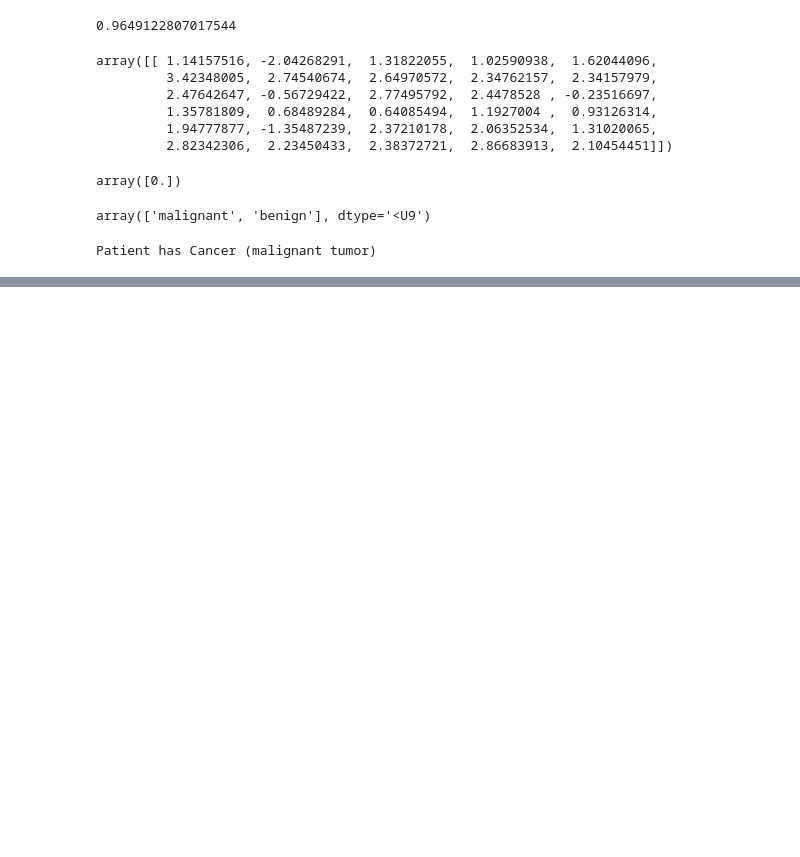
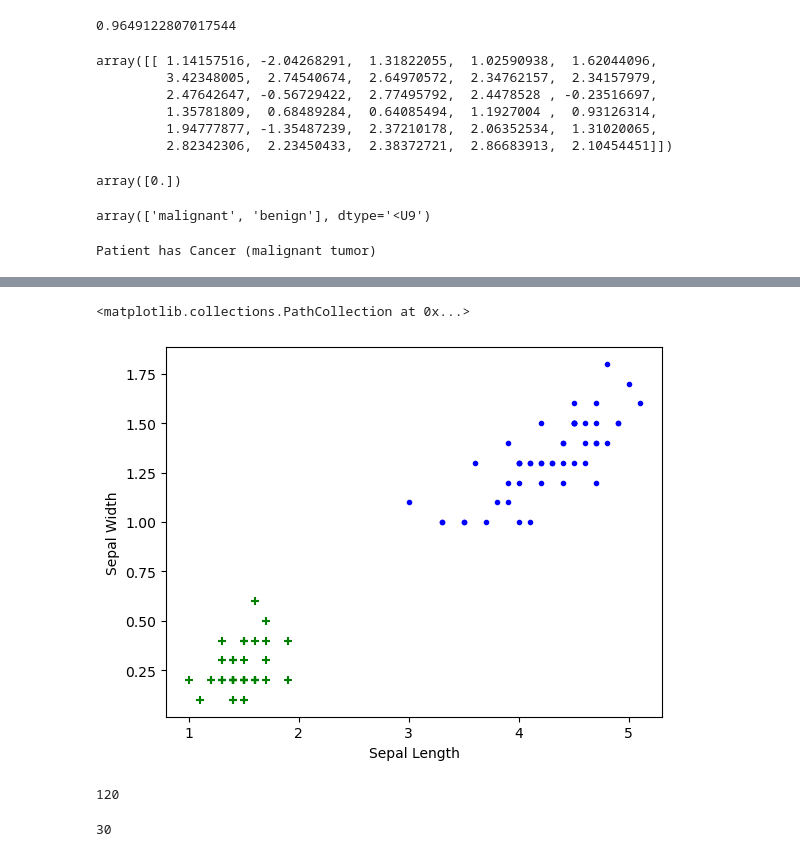
Before and after one commit to qavvii/ML-Algorithm-, a Jupyter notebook: Support Vector Machine-support vector classification.ipynb, the cells around one changed output, grey strips where cells are left out. Saved outputs shown, nothing was run; the diff lists cells and outputs as text; code cells hidden in the pictures; blank space fills up the shorter version.

```diff
--- a/Support Vector Machine-support vector classification.ipynb
+++ b/Support Vector Machine-support vector classification.ipynb
@@ -219,0 +323,8 @@ Patient has Cancer (malignant tumor)
+# %%
+plt.xlabel("Sepal Length")
+plt.ylabel("Sepal Width")
+plt.scatter(dz0['petal length (cm)'],dz0['petal width (cm)'],color="green",marker='+')
+plt.scatter(dz1['petal length (cm)'],dz1['petal width (cm)'],color="blue",marker='.')
+# %% [output]
+<matplotlib.collections.PathCollection at 0x...>
+[figure, added]
@@ -219,0 +338,8 @@ Patient has Cancer (malignant tumor)
+# %%
+len(X_train)
+# %% [output]
+120
+# %%
+len(X_test)
+# %% [output]
+30
```
Also changed, not shown: parts of 44 cells of this notebook.
